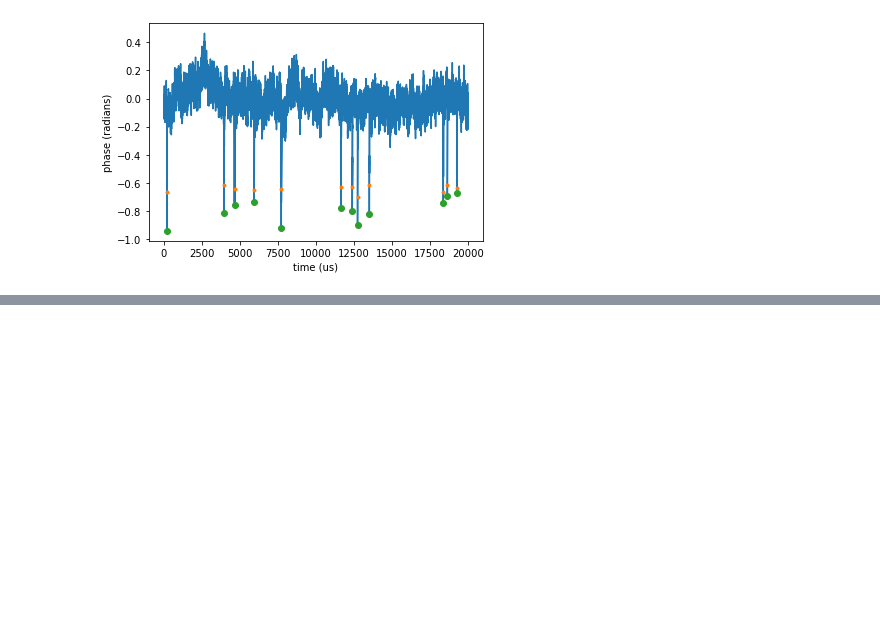
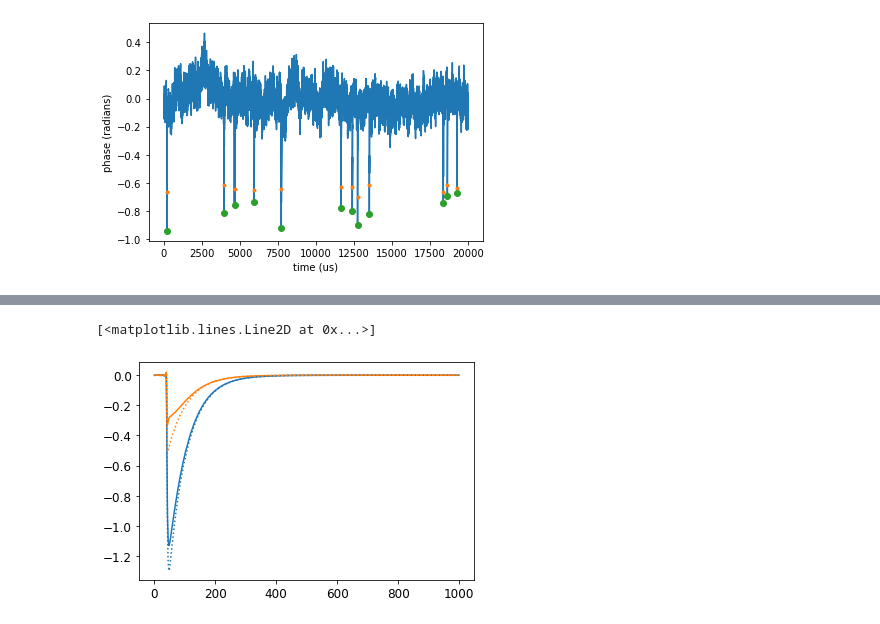
Before and after one commit to MazinLab/MKIDReadoutAnalysis, a Jupyter notebook: Example.ipynb, the cells around one changed output, grey strips where cells are left out. Drawn from its saved outputs; the diff is of its cells as text; code cells hidden in the pictures; blank space fills up the shorter version.

```diff
--- a/Example.ipynb
+++ b/Example.ipynb
@@ -150,0 +151,9 @@ plt.plot(lit_meas.iq_response_nonoise.real)
+# %%
+fig, axes = plt.subplots()
+axes.plot(theta1, color='C0')
+axes.plot(d1, color='C1')
+axes.plot(theta2, linestyle=":", color='C0')
+axes.plot(d2, linestyle=':', color='C1')
+# %% [output]
+[<matplotlib.lines.Line2D at 0x...>]
+[figure, added]
```
Also changed, not shown: parts of 30 cells of this notebook, 8 other files.
